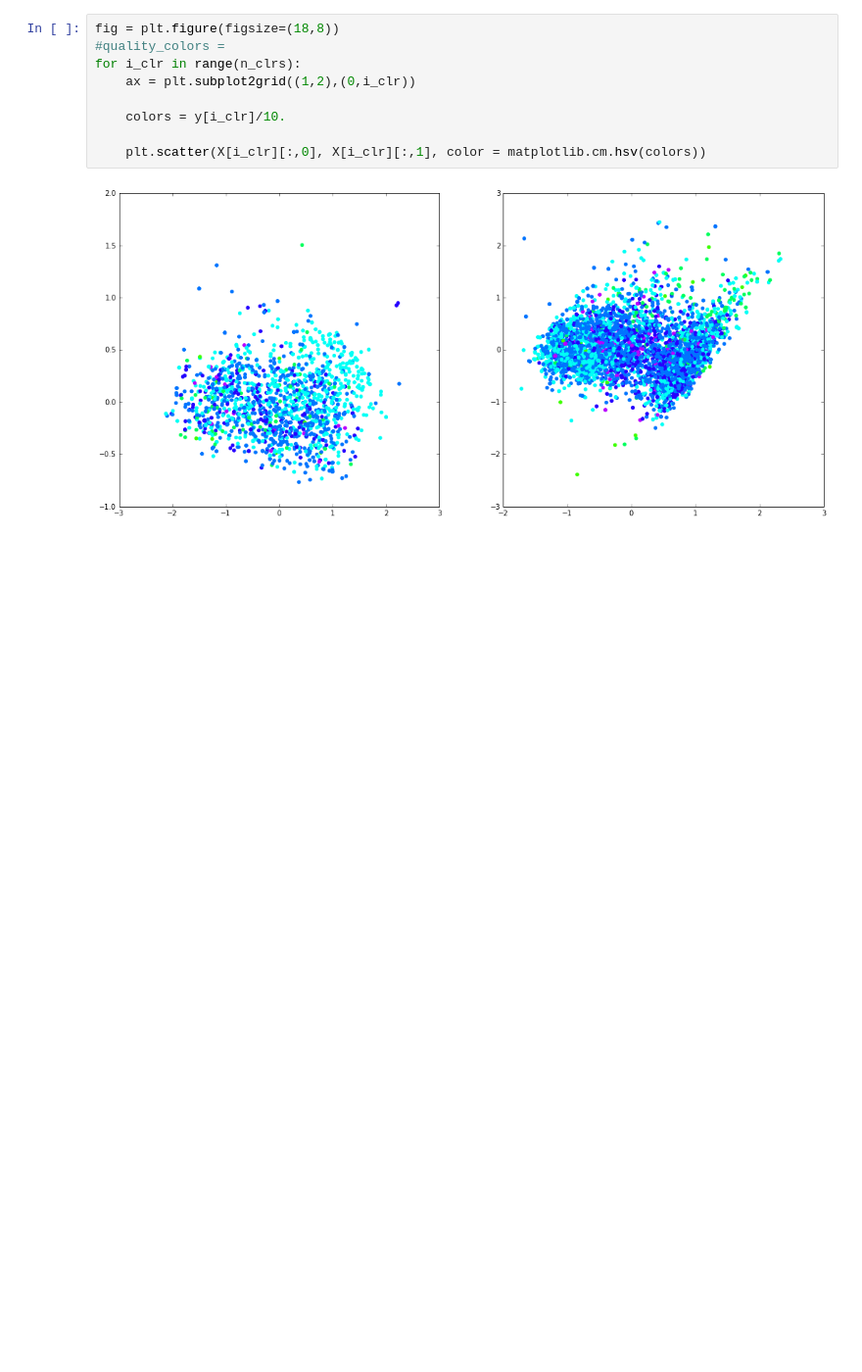
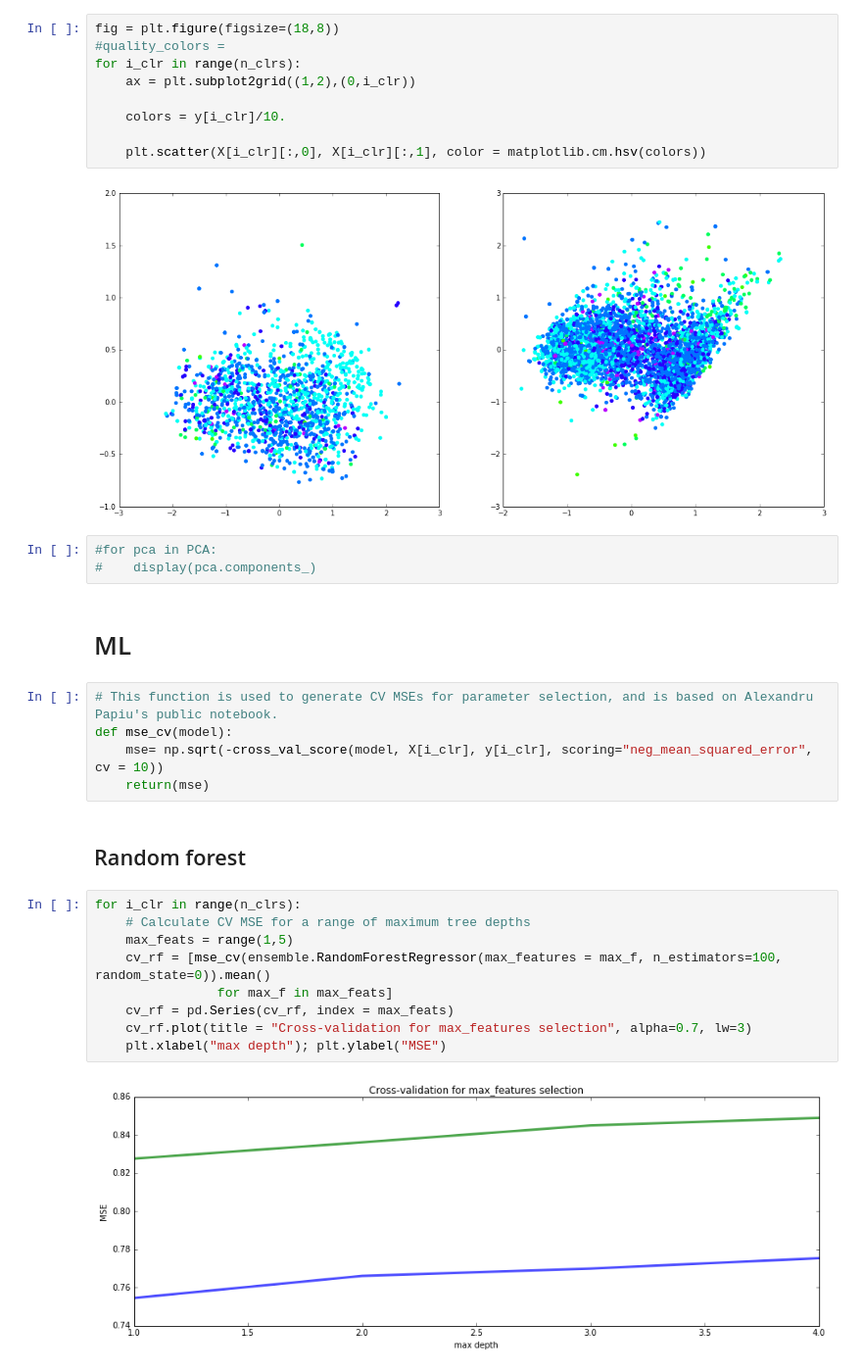
Before and after one commit to albertwildeman/Vinho_Verde, a Jupyter notebook: WineQuality.ipynb, the cells around one changed output. Shown: that part at 98% size. Saved outputs shown, nothing was run; the diff lists cells and outputs as text; blank space fills up the shorter version.

```diff
--- a/WineQuality.ipynb
+++ b/WineQuality.ipynb
@@ -163,3 +164,26 @@ for i_clr in range(n_clrs):
     plt.scatter(X[i_clr][:,0], X[i_clr][:,1], color = matplotlib.cm.hsv(colors))
 # %% [output]
 [figure]
+# %%
+#for pca in PCA:
+#    display(pca.components_)
+# %% [markdown]
+# ML
+# %%
+# This function is used to generate CV MSEs for parameter selection, and is based on Alexandru Papiu's public notebook.
+def mse_cv(model):
+    mse= np.sqrt(-cross_val_score(model, X[i_clr], y[i_clr], scoring="neg_mean_squared_error", cv = 10))
+    return(mse)
+# %% [markdown]
+## Random forest
+# %%
+for i_clr in range(n_clrs):
+    # Calculate CV MSE for a range of maximum tree depths
+    max_feats = range(1,5)
+    cv_rf = [mse_cv(ensemble.RandomForestRegressor(max_features = max_f, n_estimators=100, random_state=0)).mean()
+                for max_f in max_feats]
+    cv_rf = pd.Series(cv_rf, index = max_feats)
+    cv_rf.plot(title = "Cross-validation for max_features selection", alpha=0.7, lw=3)
+    plt.xlabel("max depth"); plt.ylabel("MSE")
+# %% [output]
+[figure, added]
```
Also changed, not shown: parts of 3 cells of this notebook.
